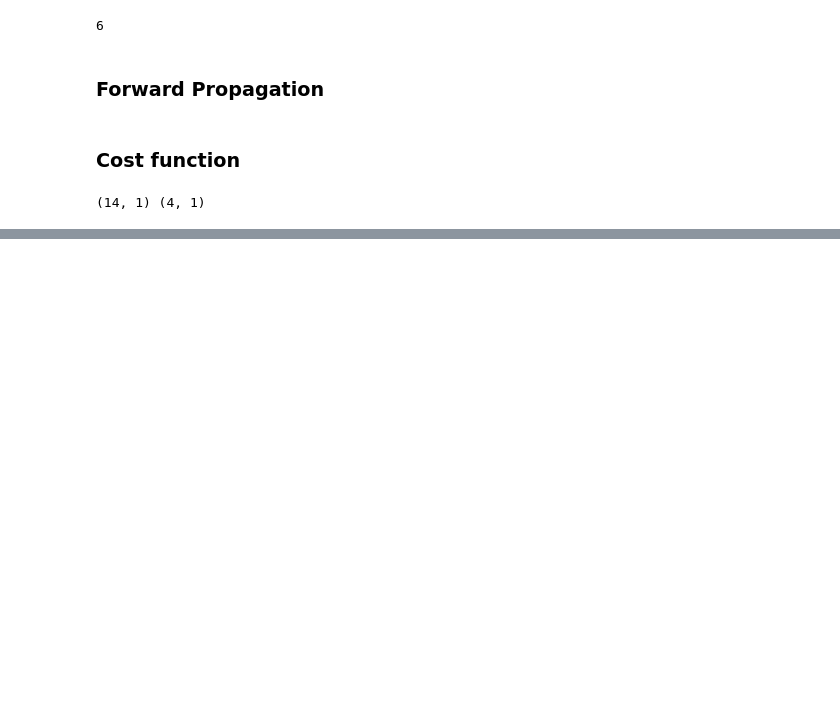
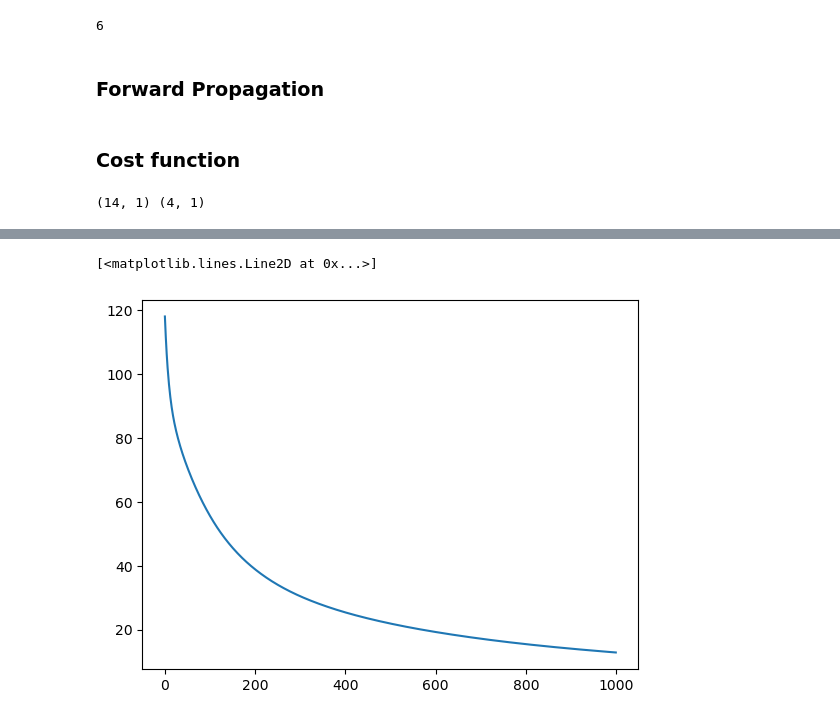
Before and after one commit to 210352R/NN_From_Scratch, a Jupyter notebook: test.ipynb, the cells around one changed output, grey strips where cells are left out. Drawn from its saved outputs; the diff is of its cells as text; code cells hidden in the pictures; blank space fills up the shorter version.

```diff
--- a/test.ipynb
+++ b/test.ipynb
@@ -228,0 +435,5 @@ parameters
+# %%
+plt.plot(costs)
+# %% [output]
+[<matplotlib.lines.Line2D at 0x...>]
+[figure, added]
```
Also changed, not shown: parts of 34 cells of this notebook, 19 other files.
